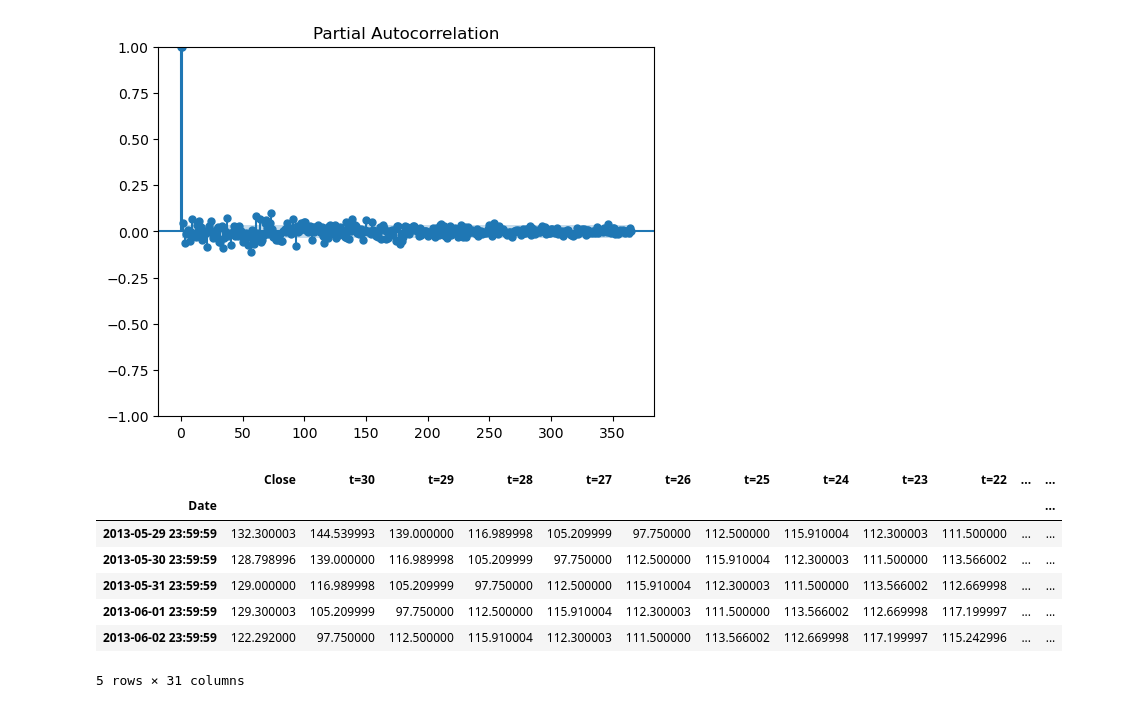
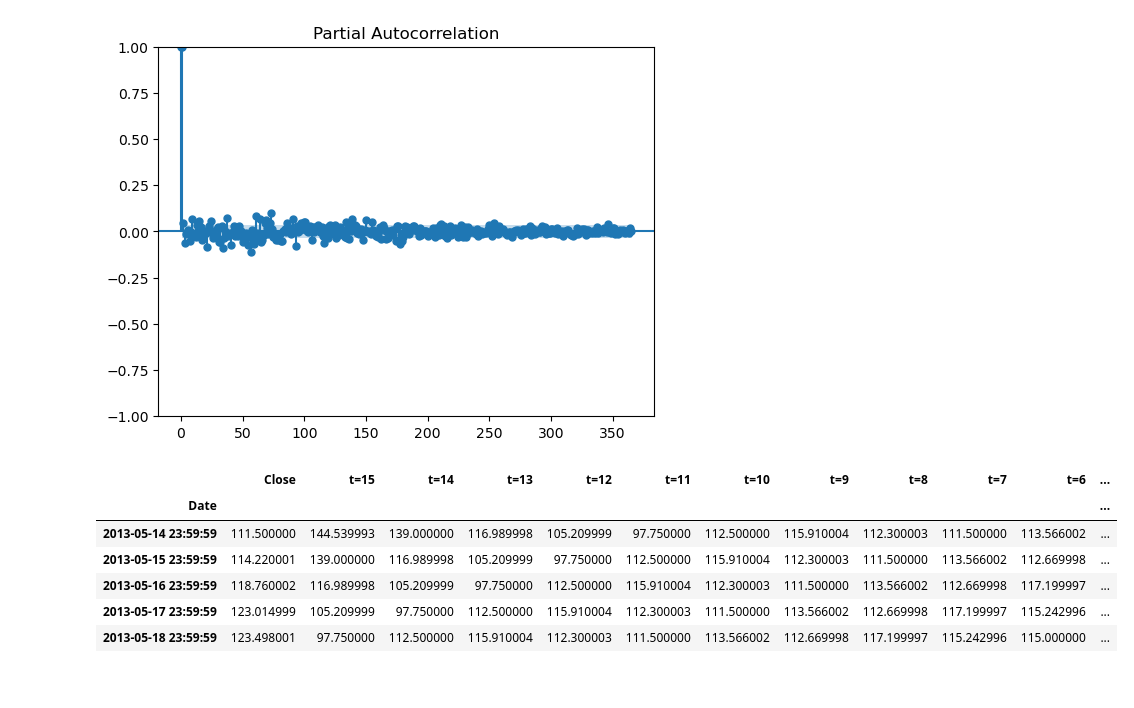
Before and after one commit to LethalDriver/Time-Series-Analysis-Lab, a Jupyter notebook: project_crypto.ipynb, the cells around one changed output. Drawn from its saved outputs; the diff is of its cells as text; code cells hidden in the pictures.

```diff
--- a/project_crypto.ipynb
+++ b/project_crypto.ipynb
@@ -47,19 +47,18 @@ plot_pacf(bitcoin['Close'], lags=365)
 [figure]
 [figure]
 # %%
-lag_count = 30
+lag_count = 15
 bitcoin_lagged = bitcoin[['Close']].copy()
 for i in range(lag_count,0,-1):
     bitcoin_lagged['t='+str(i)] = bitcoin_lagged['Close'].shift(i)
 bitcoin_lagged.dropna(inplace=True)
 bitcoin_lagged.head()
 # %% [output]
-|  | Close | t=30 | t=29 | t=28 | t=27 | t=26 | t=25 | t=24 | t=23 | t=22 | ... | ... |
+|  | Close | t=15 | t=14 | t=13 | t=12 | t=11 | t=10 | t=9 | t=8 | t=7 | t=6 | ... |
 | Date |  |  |  |  |  |  |  |  |  |  |  | ... |
-| 2013-05-29 23:59:59 | 132.300003 | 144.539993 | 139.000000 | 116.989998 | 105.209999 | 97.750000 | 112.500000 | 115.910004 | 112.300003 | 111.500000 | ... | ... |
-| 2013-05-30 23:59:59 | 128.798996 | 139.000000 | 116.989998 | 105.209999 | 97.750000 | 112.500000 | 115.910004 | 112.300003 | 111.500000 | 113.566002 | ... | ... |
-| 2013-05-31 23:59:59 | 129.000000 | 116.989998 | 105.209999 | 97.750000 | 112.500000 | 115.910004 | 112.300003 | 111.500000 | 113.566002 | 112.669998 | ... | ... |
-| 2013-06-01 23:59:59 | 129.300003 | 105.209999 | 97.750000 | 112.500000 | 115.910004 | 112.300003 | 111.500000 | 113.566002 | 112.669998 | 117.199997 | ... | ... |
-| 2013-06-02 23:59:59 | 122.292000 | 97.750000 | 112.500000 | 115.910004 | 112.300003 | 111.500000 | 113.566002 | 112.669998 | 117.199997 | 115.242996 | ... | ... |
+| 2013-05-14 23:59:59 | 111.500000 | 144.539993 | 139.000000 | 116.989998 | 105.209999 | 97.750000 | 112.500000 | 115.910004 | 112.300003 | 111.500000 | 113.566002 | ... |
+| 2013-05-15 23:59:59 | 114.220001 | 139.000000 | 116.989998 | 105.209999 | 97.750000 | 112.500000 | 115.910004 | 112.300003 | 111.500000 | 113.566002 | 112.669998 | ... |
+| 2013-05-16 23:59:59 | 118.760002 | 116.989998 | 105.209999 | 97.750000 | 112.500000 | 115.910004 | 112.300003 | 111.500000 | 113.566002 | 112.669998 | 117.199997 | ... |
+| 2013-05-17 23:59:59 | 123.014999 | 105.209999 | 97.750000 | 112.500000 | 115.910004 | 112.300003 | 111.500000 | 113.566002 | 112.669998 | 117.199997 | 115.242996 | ... |
+| 2013-05-18 23:59:59 | 123.498001 | 97.750000 | 112.500000 | 115.910004 | 112.300003 | 111.500000 | 113.566002 | 112.669998 | 117.199997 | 115.242996 | 115.000000 | ... |
-5 rows × 31 columns
 # %%
```
Also changed, not shown: parts of 6 cells of this notebook.
